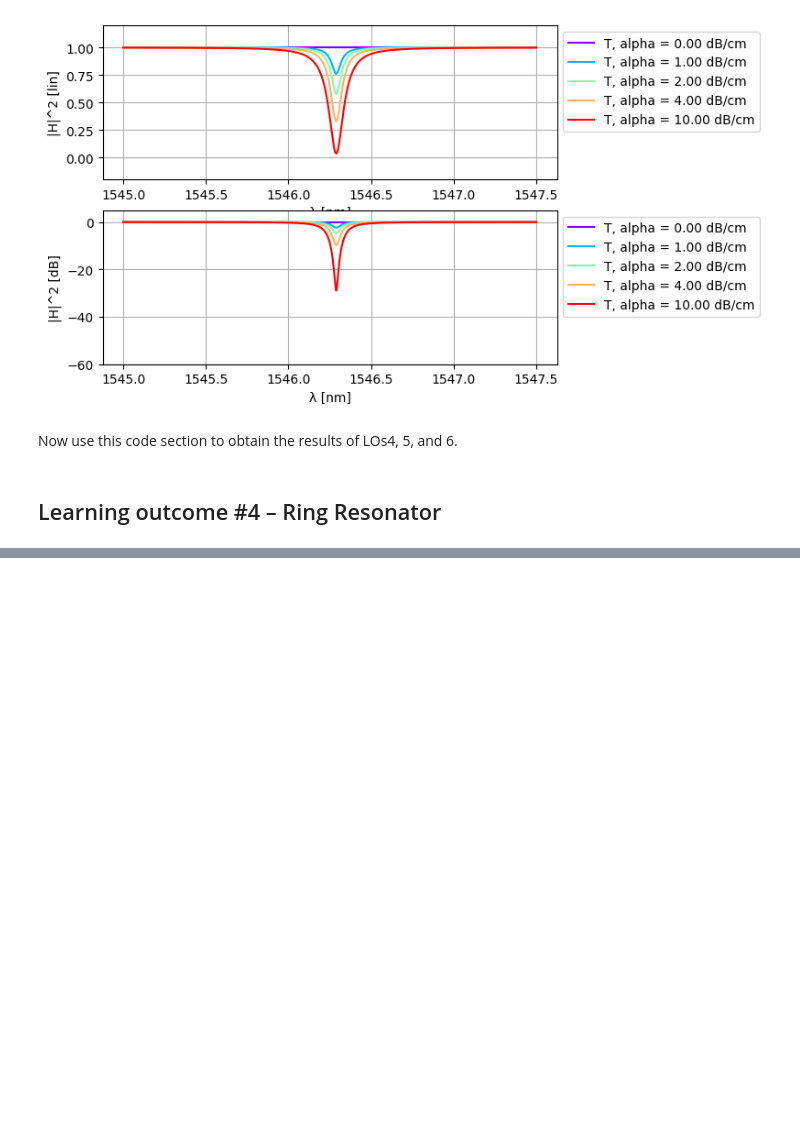
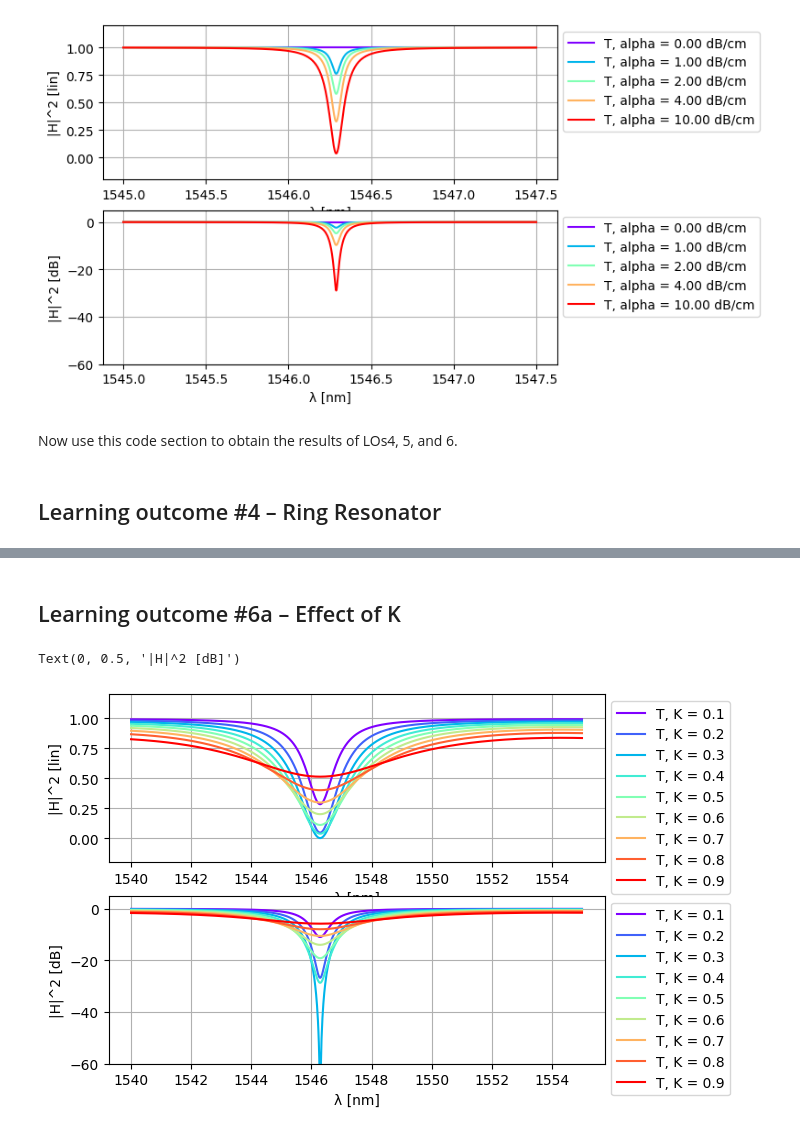
Before and after one commit to miiraandaa/cifoin-lab3, a Jupyter notebook: CIRCUITS_&_COMPACT_MODELS.ipynb, the cells around one changed output, grey strips where cells are left out. Drawn from its saved outputs; the diff is of its cells as text; code cells hidden in the pictures; blank space fills up the shorter version.

```diff
--- a/CIRCUITS_&_COMPACT_MODELS.ipynb
+++ b/CIRCUITS_&_COMPACT_MODELS.ipynb
@@ -719,0 +810,41 @@ Now use this code section to obtain the results of LOs4, 5, and 6.
+# %% [markdown]
+## Learning outcome #6a – Effect of K
+# %%
+# Wavelengths to simulate
+wl = jnp.linspace(1.54, 1.555, 1000)
+
+# Coupling coefficient of the input/output coupler
+coupling_v = np.arange(0.1, 1.0, 0.1)
+
+n_curves = np.shape(coupling_v)[0]
+color = cm.rainbow(np.linspace(0, 1, n_curves))
+
+ring_perimeter = 75.0
+coupling = 0.025
+
+fig, ax = plt.subplots(2,1)
+for i, coupling in enumerate(coupling_v):
+    # Here we instantiate the ring resonator with the desired ring length
+    # Update this line if you desire to simulate different losses or coupling coefficients
+    ring_ap_test = ring_ap(wl=wl, wvg_ring={"length": ring_perimeter, "loss": 0.02}, coup={"coupling": coupling})
+    T = ring_ap_test["in0", "out0"]
+
+    T_dB = 20.0*jnp.log10(np.abs(T) ** 2)
+
+    ax[0].plot(wl * 1e3, np.abs(T)**2, linestyle="-", color=color[i], label=f"T, K = {coupling:.1f}")
+
+    ax[1].plot(wl * 1e3, T_dB, linestyle="-", color=color[i], label=f"T, K = {coupling:.1f}")
+
+ax[0].set_ylim([-0.2,1.2])
+for i in range(0,2):
+    ax[i].grid(visible=True)
+    ax[i].legend(fontsize=8)
+    ax[i].set_xlabel("λ [nm]")
+    ax[i].legend(loc='upper left', bbox_to_anchor=(1, 1))
+ax[1].set_ylim([-60,5])
+
+ax[0].set_ylabel("|H|^2 [lin]")
+ax[1].set_ylabel("|H|^2 [dB]")
+# %% [output]
+Text(0, 0.5, '|H|^2 [dB]')
+[figure, added]
```
Also changed, not shown: parts of 10 cells of this notebook, 2 other files.
